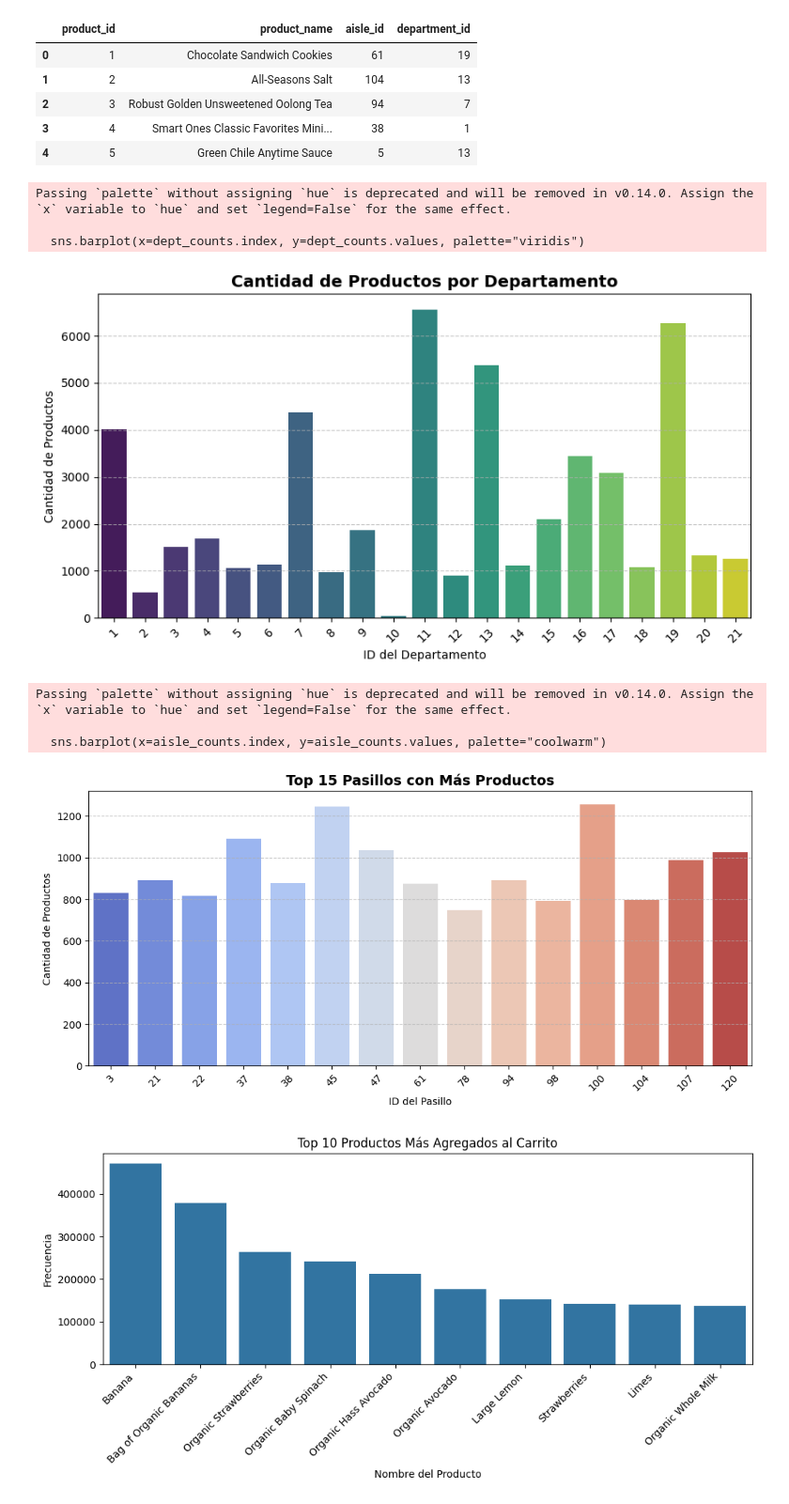
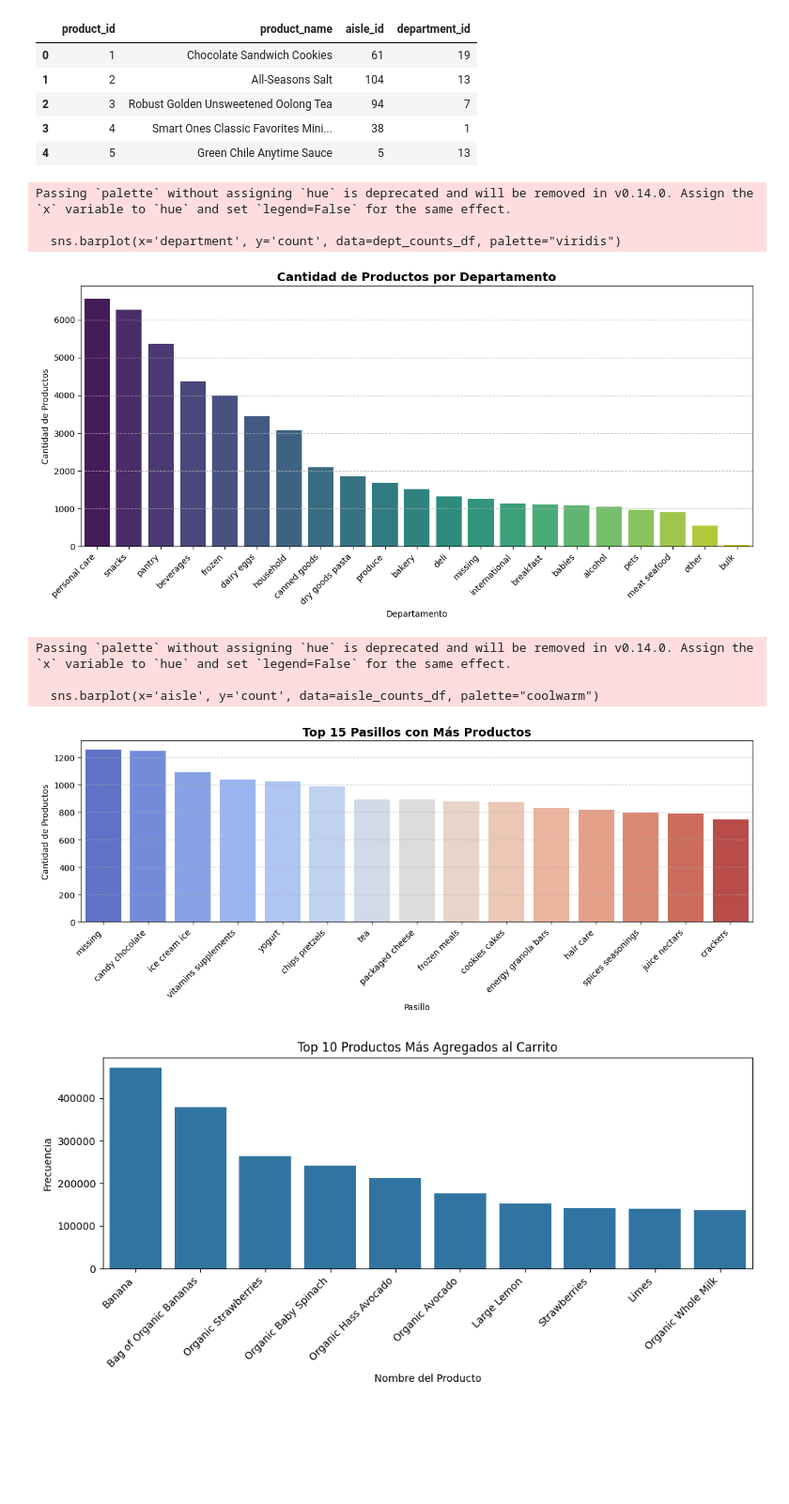
Before and after one commit to nalle23/Desarrollo-de-aplicaciones-avanzadas-de-ciencias-computacionales, a Jupyter notebook: Entrega0/Reto_Entrega_0.ipynb, the cells around one changed output. Shown at 94% size. Saved outputs shown, nothing was run; the diff lists cells and outputs as text; code cells hidden in the pictures; blank space fills up the shorter version.

```diff
--- a/Entrega0/Reto_Entrega_0.ipynb
+++ b/Entrega0/Reto_Entrega_0.ipynb
@@ -239,35 +243,51 @@ Products.head()
 | 3 | 4 | Smart Ones Classic Favorites Mini... | 38 | 1 |
 | 4 | 5 | Green Chile Anytime Sauce | 5 | 13 |
 # %%
-plt.figure(figsize=(10, 5))
+# Calculate product counts per department
 dept_counts = Products["department_id"].value_counts()
-sns.barplot(x=dept_counts.index, y=dept_counts.values, palette="viridis")
+
+# Merge with Departments DataFrame to get department names
+dept_counts_df = pandas.DataFrame({'department_id': dept_counts.index, 'count': dept_counts.values})
+dept_counts_df = pandas.merge(dept_counts_df, Departments, on='department_id', how='left')
+
+# Create the bar plot
+plt.figure(figsize=(12, 6))  # Adjust figure size for better readability
+sns.barplot(x='department', y='count', data=dept_counts_df, palette="viridis")
 plt.title("Cantidad de Productos por Departamento", fontsize=14, fontweight="bold")
-plt.xlabel("ID del Departamento")
+plt.xlabel("Departamento")
 plt.ylabel("Cantidad de Productos")
-plt.xticks(rotation=45)
+plt.xticks(rotation=45, ha='right')  # Rotate x-axis labels for better readability
 plt.grid(axis="y", linestyle="--", alpha=0.7)
+plt.tight_layout()  # Adjust layout to prevent labels from being cut off
 plt.show()
 # %% [output]
 Passing `palette` without assigning `hue` is deprecated and will be removed in v0.14.0. Assign the `x` variable to `hue` and set `legend=False` for the same effect.
 
-  sns.barplot(x=dept_counts.index, y=dept_counts.values, palette="viridis")
+  sns.barplot(x='department', y='count', data=dept_counts_df, palette="viridis")
-[figure, old version]
+[figure, new version]
 # %%
+# Calculate product counts per aisle and get top 15
+aisle_counts = Products["aisle_id"].value_counts().head(15)
+
+# Merge with Aisles DataFrame to get aisle names
+aisle_counts_df = pandas.DataFrame({'aisle_id': aisle_counts.index, 'count': aisle_counts.values})
+aisle_counts_df = pandas.merge(aisle_counts_df, Aisles, on='aisle_id', how='left')
+
+# Create the bar plot
 plt.figure(figsize=(12, 5))
-aisle_counts = Products["aisle_id"].value_counts().head(15)  # Mostrar los 15 principales
-sns.barplot(x=aisle_counts.index, y=aisle_counts.values, palette="coolwarm")
+sns.barplot(x='aisle', y='count', data=aisle_counts_df, palette="coolwarm")
 plt.title("Top 15 Pasillos con Más Productos", fontsize=14, fontweight="bold")
-plt.xlabel("ID del Pasillo")
+plt.xlabel("Pasillo")  # Changed label to "Pasillo"
 plt.ylabel("Cantidad de Productos")
-plt.xticks(rotation=45)
+plt.xticks(rotation=45, ha='right')  # Rotate and align labels
 plt.grid(axis="y", linestyle="--", alpha=0.7)
+plt.tight_layout()
 plt.show()
 # %% [output]
 Passing `palette` without assigning `hue` is deprecated and will be removed in v0.14.0. Assign the `x` variable to `hue` and set `legend=False` for the same effect.
 
-  sns.barplot(x=aisle_counts.index, y=aisle_counts.values, palette="coolwarm")
+  sns.barplot(x='aisle', y='count', data=aisle_counts_df, palette="coolwarm")
-[figure, old version]
+[figure, new version]
 # %%
 top_products = Order_products_prior["product_id"].value_counts().head(10)
 
```
Also changed, not shown: parts of 17 cells of this notebook.
